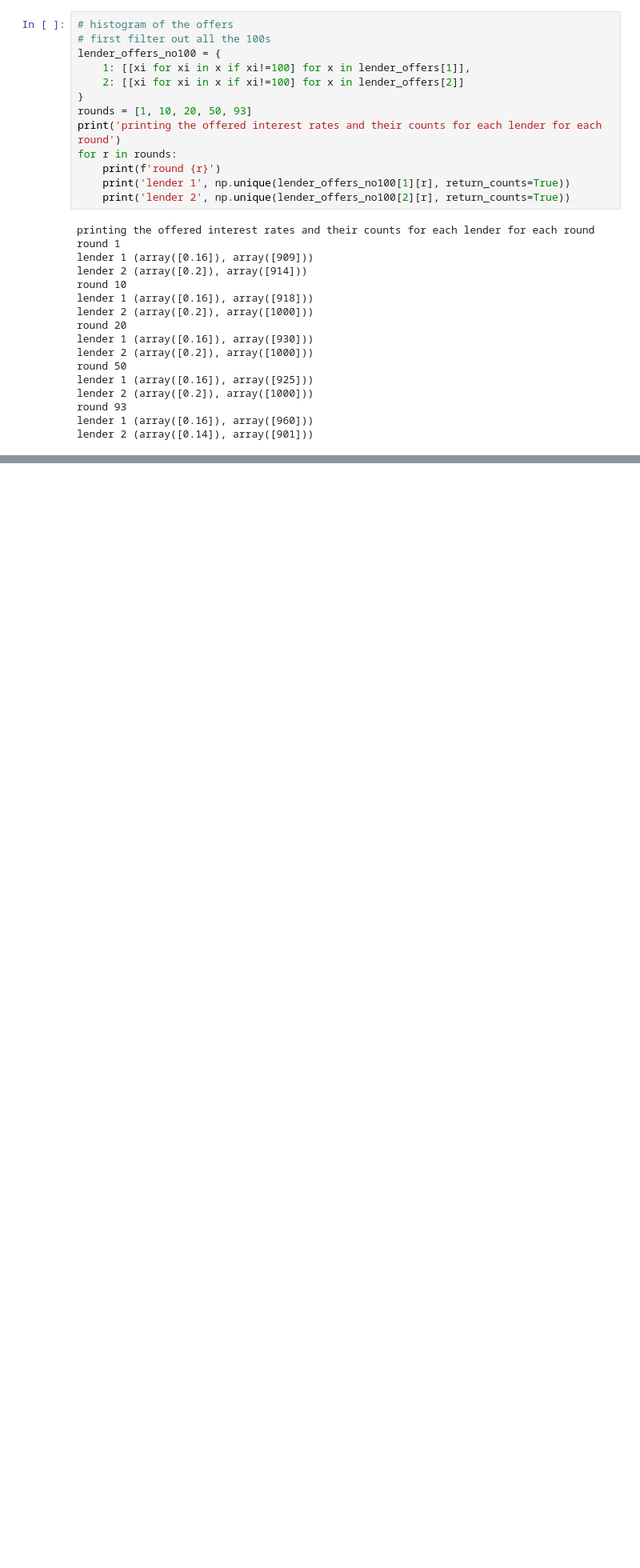
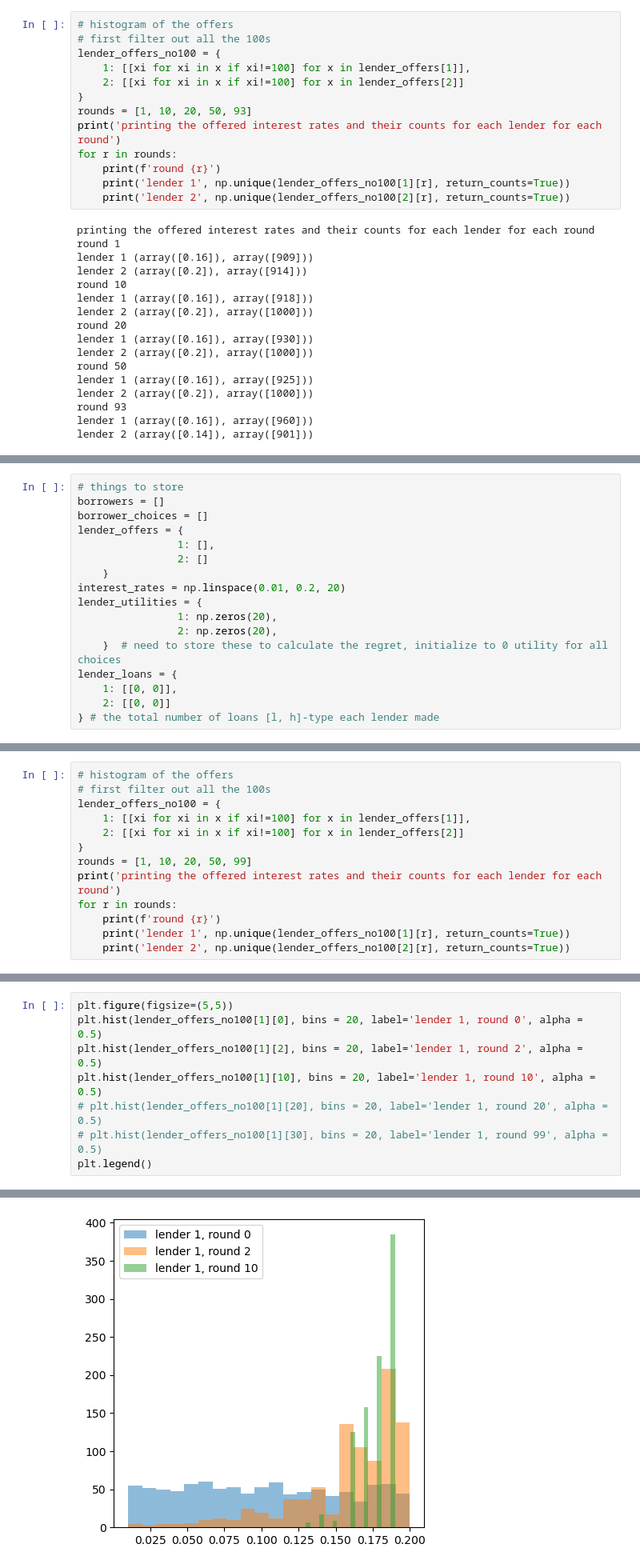
Before and after one commit to ZhiLiu724/cs6840_project, a Jupyter notebook: nb_simulation.ipynb, the cells around one changed output, grey strips where cells are left out. Shown at 80% size. Drawn from its saved outputs; the diff is of its cells as text; blank space fills up the shorter version.

```diff
--- a/nb_simulation.ipynb
+++ b/nb_simulation.ipynb
@@ -240,0 +243,17 @@ lender 2 (array([0.14]), array([901]))
+# %%
+# things to store
+borrowers = []
+borrower_choices = []
+lender_offers = {
+                1: [],
+                2: []
+    }
+interest_rates = np.linspace(0.01, 0.2, 20)
+lender_utilities = {
+                1: np.zeros(20),
+                2: np.zeros(20),
+    }  # need to store these to calculate the regret, initialize to 0 utility for all choices
+lender_loans = {
+    1: [[0, 0]],
+    2: [[0, 0]]
+} # the total number of loans [l, h]-type each lender made
@@ -240,0 +348,13 @@ lender 2 (array([0.14]), array([901]))
+# %%
+# histogram of the offers
+# first filter out all the 100s
+lender_offers_no100 = {
+    1: [[xi for xi in x if xi!=100] for x in lender_offers[1]],
+    2: [[xi for xi in x if xi!=100] for x in lender_offers[2]]
+}
+rounds = [1, 10, 20, 50, 99]
+print('printing the offered interest rates and their counts for each lender for each round')
+for r in rounds:
+    print(f'round {r}')
+    print('lender 1', np.unique(lender_offers_no100[1][r], return_counts=True))
+    print('lender 2', np.unique(lender_offers_no100[2][r], return_counts=True))
@@ -240,0 +382,9 @@ lender 2 (array([0.14]), array([901]))
+# %%
+plt.figure(figsize=(5,5))
+plt.hist(lender_offers_no100[1][0], bins = 20, label='lender 1, round 0', alpha = 0.5)
+plt.hist(lender_offers_no100[1][2], bins = 20, label='lender 1, round 2', alpha = 0.5)
+plt.hist(lender_offers_no100[1][10], bins = 20, label='lender 1, round 10', alpha = 0.5)
+# plt.hist(lender_offers_no100[1][20], bins = 20, label='lender 1, round 20', alpha = 0.5)
+# plt.hist(lender_offers_no100[1][30], bins = 20, label='lender 1, round 99', alpha = 0.5)
+plt.legend()
+# %% [output]
@@ -240,0 +392 @@ lender 2 (array([0.14]), array([901]))
+[figure, added]
```
Also changed, not shown: parts of 5 cells of this notebook, 3 other files.
